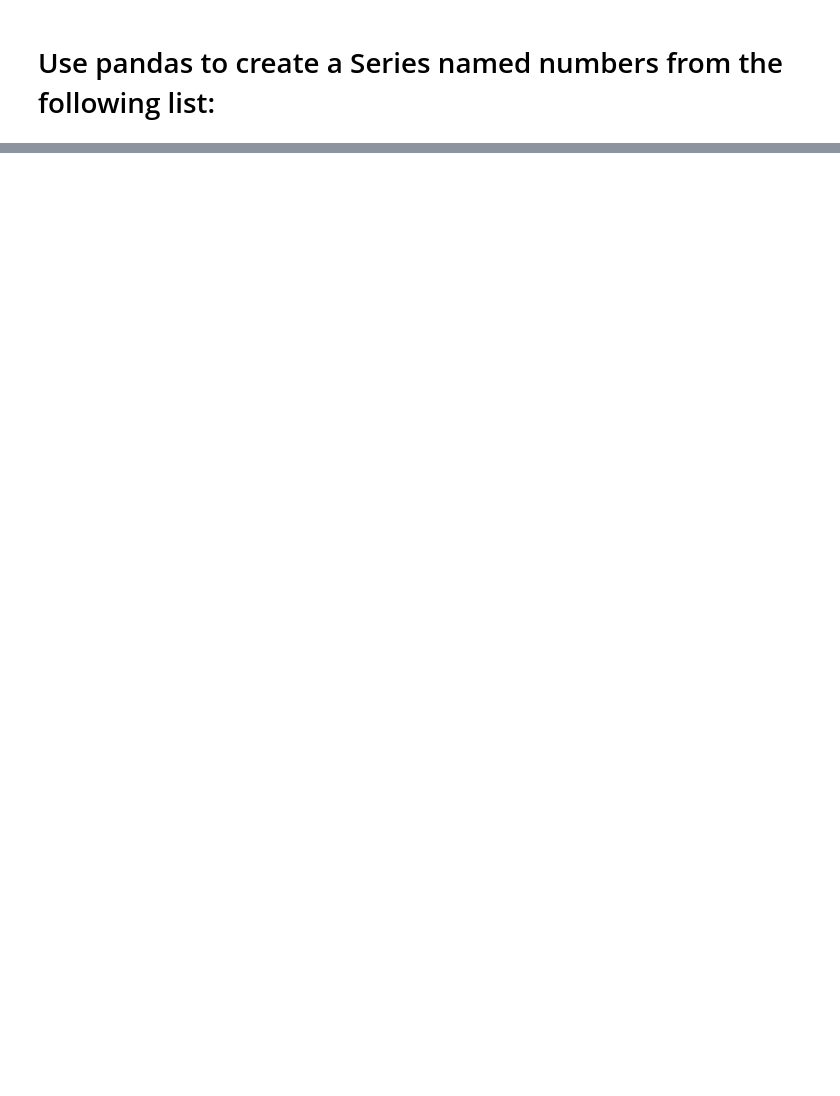
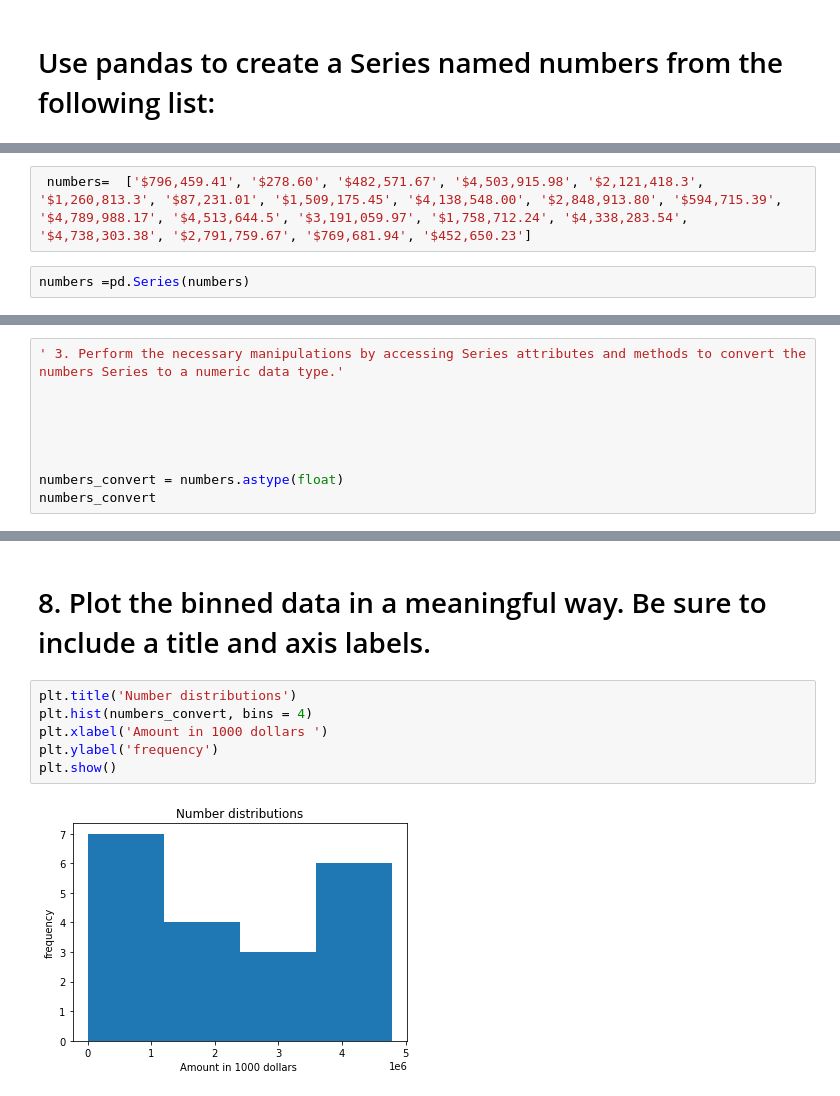
Before and after one commit to DilipBista/numpy-pandas-visualization-exercises, a Jupyter notebook: pandas_series.ipynb, the cells around one changed output, grey strips where cells are left out. Saved outputs shown, nothing was run; the diff lists cells and outputs as text; blank space fills up the shorter version.

```diff
--- a/pandas_series.ipynb
+++ b/pandas_series.ipynb
@@ -441,0 +516,4 @@ letters.count()
+# %%
+ numbers=  ['$796,459.41', '$278.60', '$482,571.67', '$4,503,915.98', '$2,121,418.3', '$1,260,813.3', '$87,231.01', '$1,509,175.45', '$4,138,548.00', '$2,848,913.80', '$594,715.39', '$4,789,988.17', '$4,513,644.5', '$3,191,059.97', '$1,758,712.24', '$4,338,283.54', '$4,738,303.38', '$2,791,759.67', '$769,681.94', '$452,650.23']
+# %%
+numbers =pd.Series(numbers)
@@ -441,0 +556,9 @@ letters.count()
+# %%
+' 3. Perform the necessary manipulations by accessing Series attributes and methods to convert the numbers Series to a numeric data type.'
+
+
+
+
+
+numbers_convert = numbers.astype(float)
+numbers_convert
@@ -441,0 +626,10 @@ letters.count()
+# %% [markdown]
+# 8. Plot the binned data in a meaningful way. Be sure to include a title and axis labels.
+# %%
+plt.title('Number distributions')
+plt.hist(numbers_convert, bins = 4)
+plt.xlabel('Amount in 1000 dollars ')
+plt.ylabel('frequency')
+plt.show()
+# %% [output]
+[figure, added]
```
Also changed, not shown: parts of 51 cells of this notebook.
